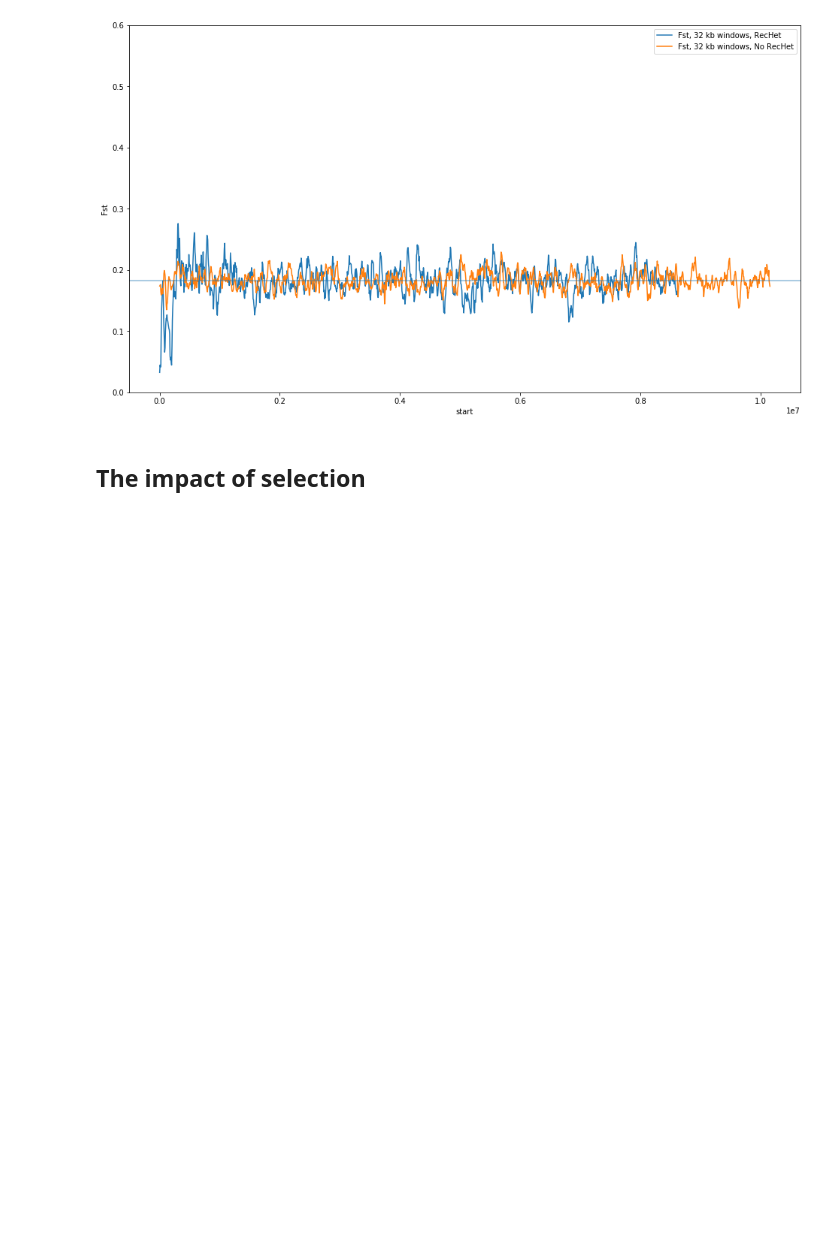
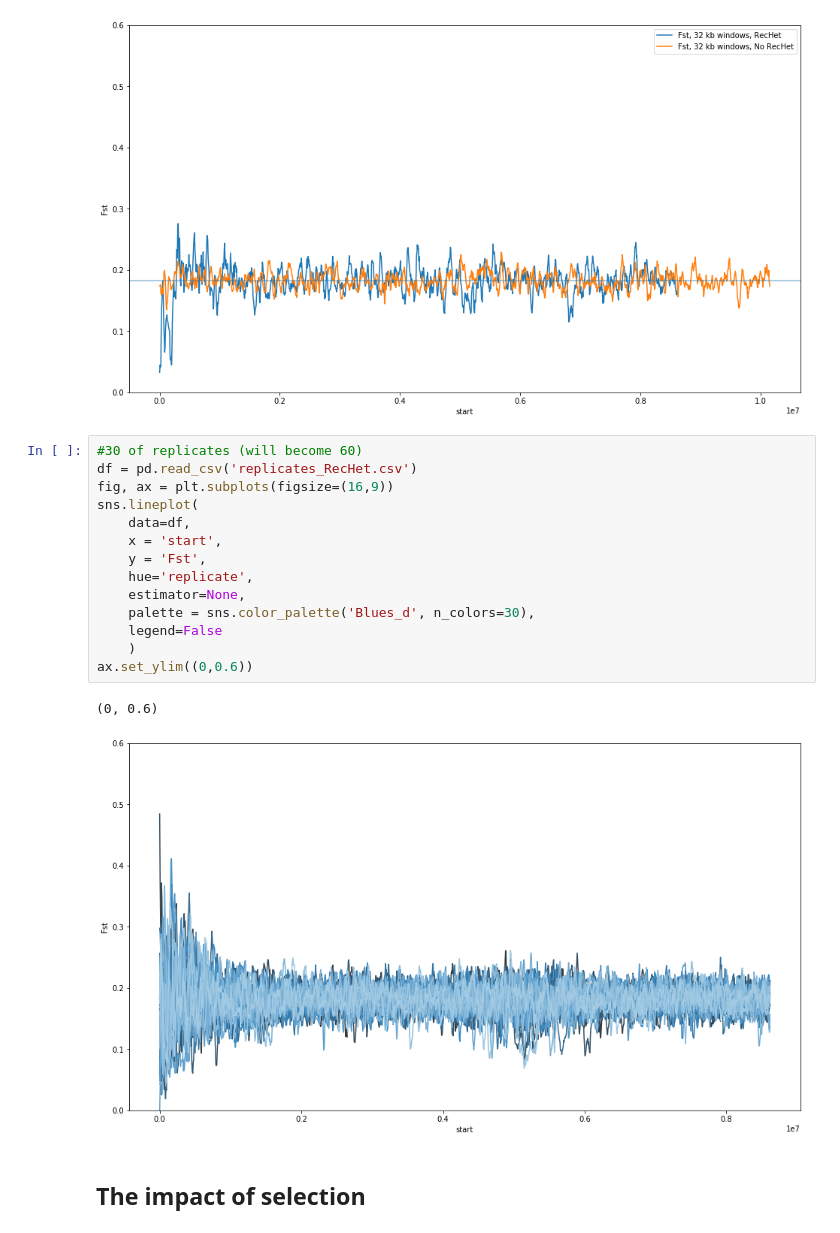
Before and after one commit to DRL/SMBE-SGE-2019, a Jupyter notebook: Session_2/Fst_short_chuncks/simulating_windowise_Fst_KL .ipynb, the cells around one changed output. Drawn from its saved outputs; the diff is of its cells as text; blank space fills up the shorter version.

```diff
--- a/Session_2/Fst_short_chuncks/simulating_windowise_Fst_KL .ipynb
+++ b/Session_2/Fst_short_chuncks/simulating_windowise_Fst_KL .ipynb
@@ -425,6 +425,23 @@ ax.set_ylim((0,0.6))
 # %% [output]
 (0, 0.6)
 [figure]
+# %%
+#30 of replicates (will become 60)
+df = pd.read_csv('replicates_RecHet.csv')
+fig, ax = plt.subplots(figsize=(16,9))
+sns.lineplot(
+    data=df,
+    x = 'start',
+    y = 'Fst',
+    hue='replicate',
+    estimator=None,
+    palette = sns.color_palette('Blues_d', n_colors=30),
+    legend=False
+    )
+ax.set_ylim((0,0.6))
+# %% [output]
+(0, 0.6)
+[figure, added]
 # %% [markdown]
 ## The impact of selection
 # %% [markdown]
```
Also changed, not shown: 1 other file.
